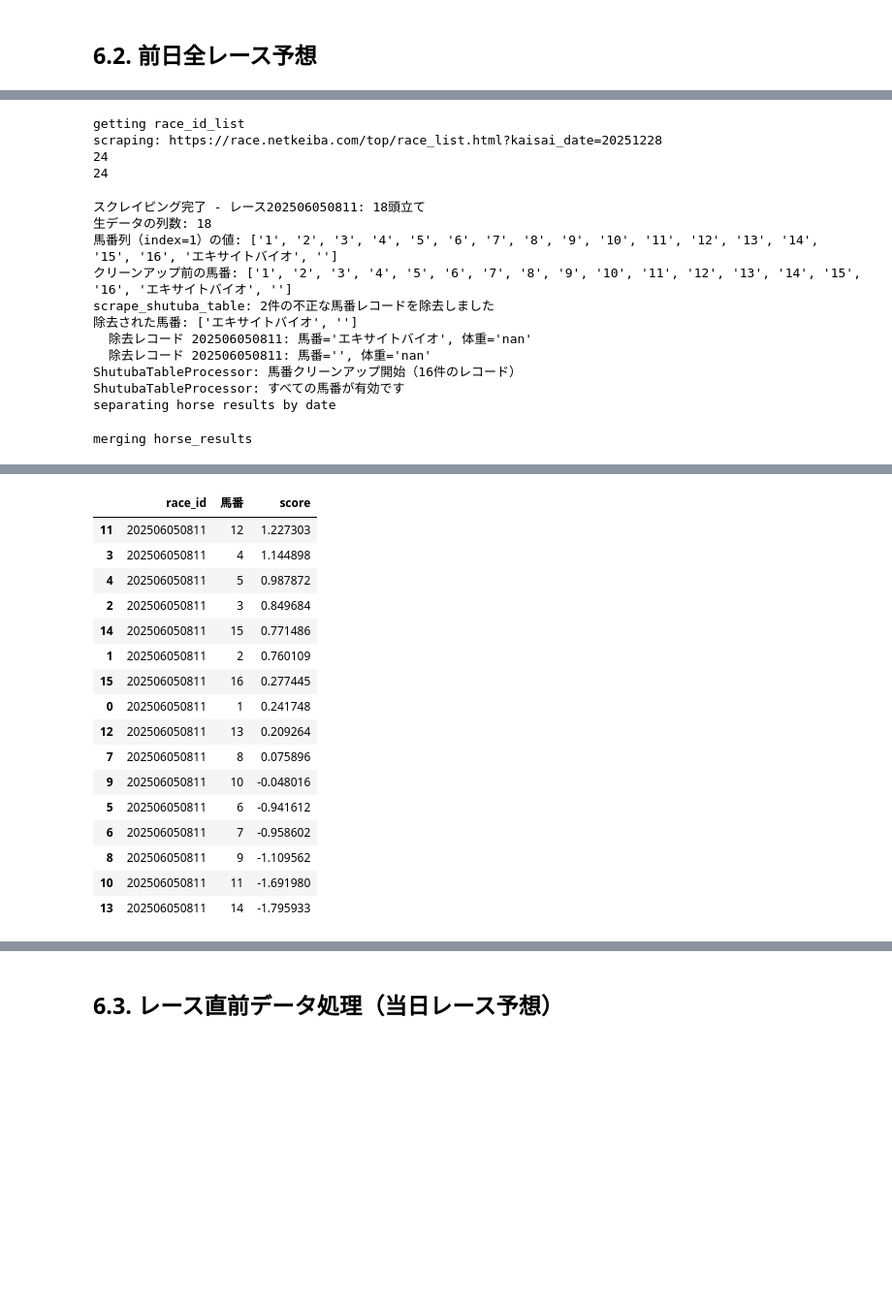
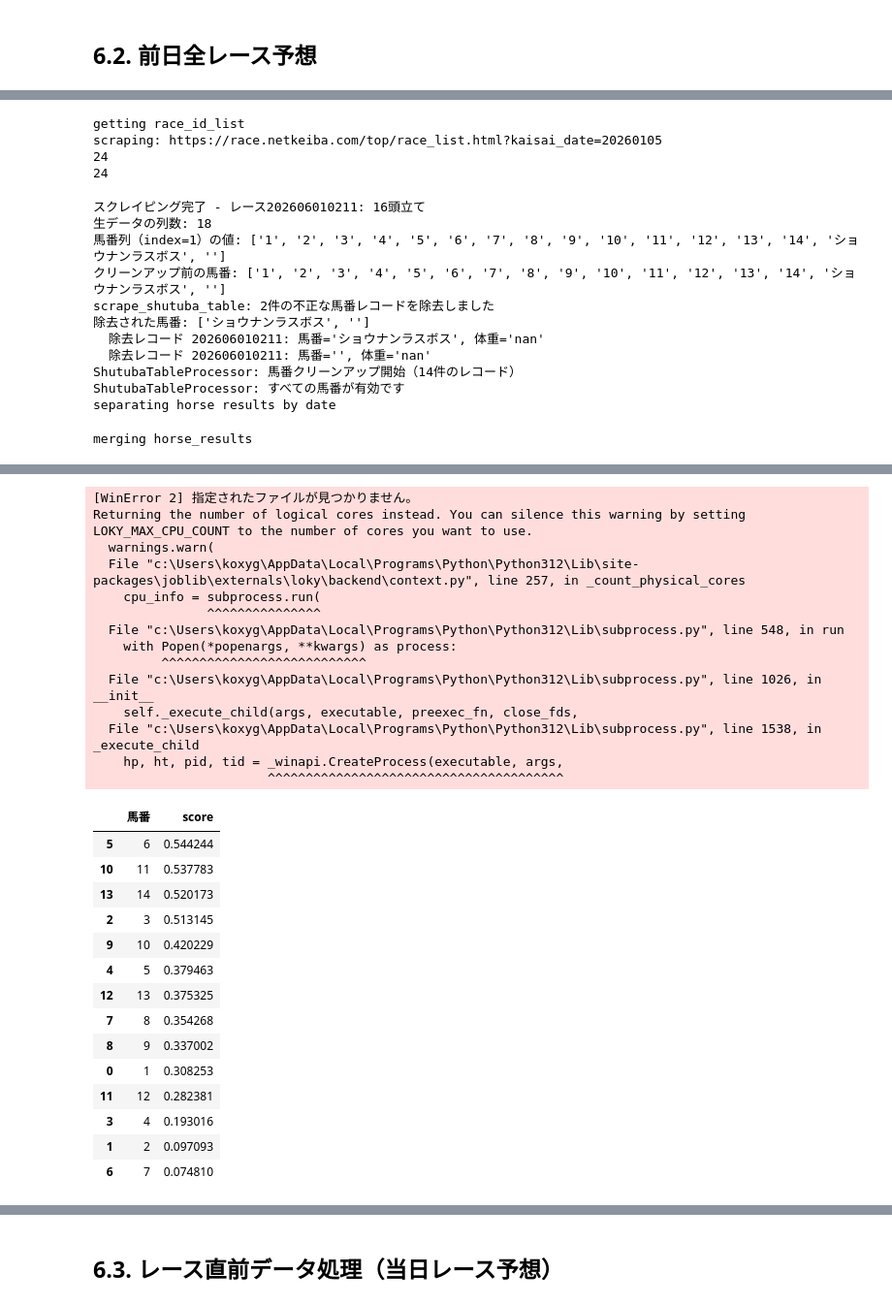
Before and after one commit to B21020/MyKeiba-AI_v2, a Jupyter notebook: main.ipynb, the cells around one changed output, grey strips where cells are left out. Shown at 97% size. Drawn from its saved outputs; the diff is of its cells as text; code cells hidden in the pictures; blank space fills up the shorter version.

```diff
--- a/main.ipynb
+++ b/main.ipynb
@@ -1910,7 +1740,7 @@ keiba_ai.get_params()
 training.KeibaAIFactory.save(keiba_ai, version_name='basemodel_2020_2025')
 # %%
 #モデルロード
-keiba_ai = training.KeibaAIFactory.load('models/20251227/basemodel_2020_2025.pickle')
+keiba_ai = training.KeibaAIFactory.load('models/20260103/basemodel_2020_2025.pickle')
 keiba_ai.set_params(keiba_ai.get_params())
 # %% [markdown]
 # 5. シミュレーション
@@ -2295,5 +2182,5 @@ https://race.netkeiba.com/top/race_list.html?kaisai_date=20220108
 # %%
 %autoreload
 # %%
-race_id_list = preparing.scrape_race_id_list(['20251228']) #レースidを取得
+race_id_list = preparing.scrape_race_id_list(['20260105']) #レースidを取得
 len(race_id_list)
@@ -2443,4 +2240,4 @@ For example, when doing 'df[col].method(value, inplace=True)', try using 'df.met
   df[Cols.PRIZE].fillna(0, inplace=True)
 # %%
 #モデルの準備
-keiba_ai = training.KeibaAIFactory.load('models/20251227/basemodel_2020_2025.pickle')
+keiba_ai = training.KeibaAIFactory.load('models/20260103/basemodel_2020_2025.pickle')
@@ -2463,12 +2309,12 @@ reloaded policies (explicit)
 # %%
 # 前日全レース予想用のレースidとレース発走時刻を取得
-target_race_id_list, target_race_time_list = preparing.scrape_race_id_race_time_list('20251228')
+target_race_id_list, target_race_time_list = preparing.scrape_race_id_race_time_list('20260105')
 print(len(target_race_id_list))
 print(len(target_race_time_list))
 yesterday = True
 # %% [output]
 getting race_id_list
-scraping: https://race.netkeiba.com/top/race_list.html?kaisai_date=20251228
+scraping: https://race.netkeiba.com/top/race_list.html?kaisai_date=20260105
 24
 24
 # %%
@@ -2540,20 +2386,28 @@ feature_enginnering_shutuba = preprocessing.FeatureEngineering(shutuba_data_merg
     .dumminize_race_class()
 
 X_debug = feature_enginnering_shutuba.featured_data.drop(['date'], axis=1)
-score_debug = keiba_ai.calc_score(X_debug, score_policy)
+
+# 推論時の列数不一致対策：学習時列に合わせて0埋め整列してからpredict
+train_cols = list(keiba_ai.datasets.X_train.columns)
+X_debug_aligned = X_debug.reindex(columns=train_cols, fill_value=0)
+if ResultsCols.UMABAN in X_debug.columns:
+    X_debug_aligned[ResultsCols.UMABAN] = X_debug[ResultsCols.UMABAN]
+
+model = keiba_ai._KeibaAI__model_wrapper.lgb_model
+score_debug = score_policy.calc(model, X_debug_aligned)
 print('debug race_id:', race_id_debug, 'time:', race_time_debug)
 print('score nunique:', score_debug['score'].nunique())
 display(score_debug.sort_values('score', ascending=False).head(16))
 # %% [output]
-スクレイピング完了 - レース202506050811: 18頭立て
+スクレイピング完了 - レース202606010211: 16頭立て
 生データの列数: 18
-馬番列（index=1）の値: ['1', '2', '3', '4', '5', '6', '7', '8', '9', '10', '11', '12', '13', '14', '15', '16', 'エキサイトバイオ', '']
-クリーンアップ前の馬番: ['1', '2', '3', '4', '5', '6', '7', '8', '9', '10', '11', '12', '13', '14', '15', '16', 'エキサイトバイオ', '']
+馬番列（index=1）の値: ['1', '2', '3', '4', '5', '6', '7', '8', '9', '10', '11', '12', '13', '14', 'ショウナンラスボス', '']
+クリーンアップ前の馬番: ['1', '2', '3', '4', '5', '6', '7', '8', '9', '10', '11', '12', '13', '14', 'ショウナンラスボス', '']
 scrape_shutuba_table: 2件の不正な馬番レコードを除去しました
-除去された馬番: ['エキサイトバイオ', '']
-  除去レコード 202506050811: 馬番='エキサイトバイオ', 体重='nan'
-  除去レコード 202506050811: 馬番='', 体重='nan'
-ShutubaTableProcessor: 馬番クリーンアップ開始（16件のレコード）
+除去された馬番: ['ショウナンラスボス', '']
+  除去レコード 202606010211: 馬番='ショウナンラスボス', 体重='nan'
+  除去レコード 202606010211: 馬番='', 体重='nan'
+ShutubaTableProcessor: 馬番クリーンアップ開始（14件のレコード）
 ShutubaTableProcessor: すべての馬番が有効です
 separating horse results by date
 merging horse_results
@@ -2567,20 +2421,32 @@ score nunique: 16
+[WinError 2] 指定されたファイルが見つかりません。
+Returning the number of logical cores instead. You can silence this warning by setting LOKY_MAX_CPU_COUNT to the number of cores you want to use.
+  warnings.warn(
+  File "c:\Users\koxyg\AppData\Local\Programs\Python\Python312\Lib\site-packages\joblib\externals\loky\backend\context.py", line 257, in _count_physical_cores
+    cpu_info = subprocess.run(
+               ^^^^^^^^^^^^^^^
+  File "c:\Users\koxyg\AppData\Local\Programs\Python\Python312\Lib\subprocess.py", line 548, in run
+    with Popen(*popenargs, **kwargs) as process:
+         ^^^^^^^^^^^^^^^^^^^^^^^^^^^
+  File "c:\Users\koxyg\AppData\Local\Programs\Python\Python312\Lib\subprocess.py", line 1026, in __init__
+    self._execute_child(args, executable, preexec_fn, close_fds,
+  File "c:\Users\koxyg\AppData\Local\Programs\Python\Python312\Lib\subprocess.py", line 1538, in _execute_child
+    hp, ht, pid, tid = _winapi.CreateProcess(executable, args,
+                       ^^^^^^^^^^^^^^^^^^^^^^^^^^^^^^^^^^^^^^^
-|  | race_id | 馬番 | score |
-| 11 | 202506050811 | 12 | 1.227303 |
-| 3 | 202506050811 | 4 | 1.144898 |
-| 4 | 202506050811 | 5 | 0.987872 |
-| 2 | 202506050811 | 3 | 0.849684 |
-| 14 | 202506050811 | 15 | 0.771486 |
-| 1 | 202506050811 | 2 | 0.760109 |
-| 15 | 202506050811 | 16 | 0.277445 |
-| 0 | 202506050811 | 1 | 0.241748 |
-| 12 | 202506050811 | 13 | 0.209264 |
-| 7 | 202506050811 | 8 | 0.075896 |
-| 9 | 202506050811 | 10 | -0.048016 |
-| 5 | 202506050811 | 6 | -0.941612 |
-| 6 | 202506050811 | 7 | -0.958602 |
-| 8 | 202506050811 | 9 | -1.109562 |
-| 10 | 202506050811 | 11 | -1.691980 |
-| 13 | 202506050811 | 14 | -1.795933 |
+|  | 馬番 | score |
+| 5 | 6 | 0.544244 |
+| 10 | 11 | 0.537783 |
+| 13 | 14 | 0.520173 |
+| 2 | 3 | 0.513145 |
+| 9 | 10 | 0.420229 |
+| 4 | 5 | 0.379463 |
+| 12 | 13 | 0.375325 |
+| 7 | 8 | 0.354268 |
+| 8 | 9 | 0.337002 |
+| 0 | 1 | 0.308253 |
+| 11 | 12 | 0.282381 |
+| 3 | 4 | 0.193016 |
+| 1 | 2 | 0.097093 |
+| 6 | 7 | 0.074810 |
 # %%
 # 一時的に出馬表を保存するパスを指定
 filepath = 'data/tmp/shutuba.pickle'
```
Also changed, not shown: parts of 50 cells of this notebook, 13 other files.
